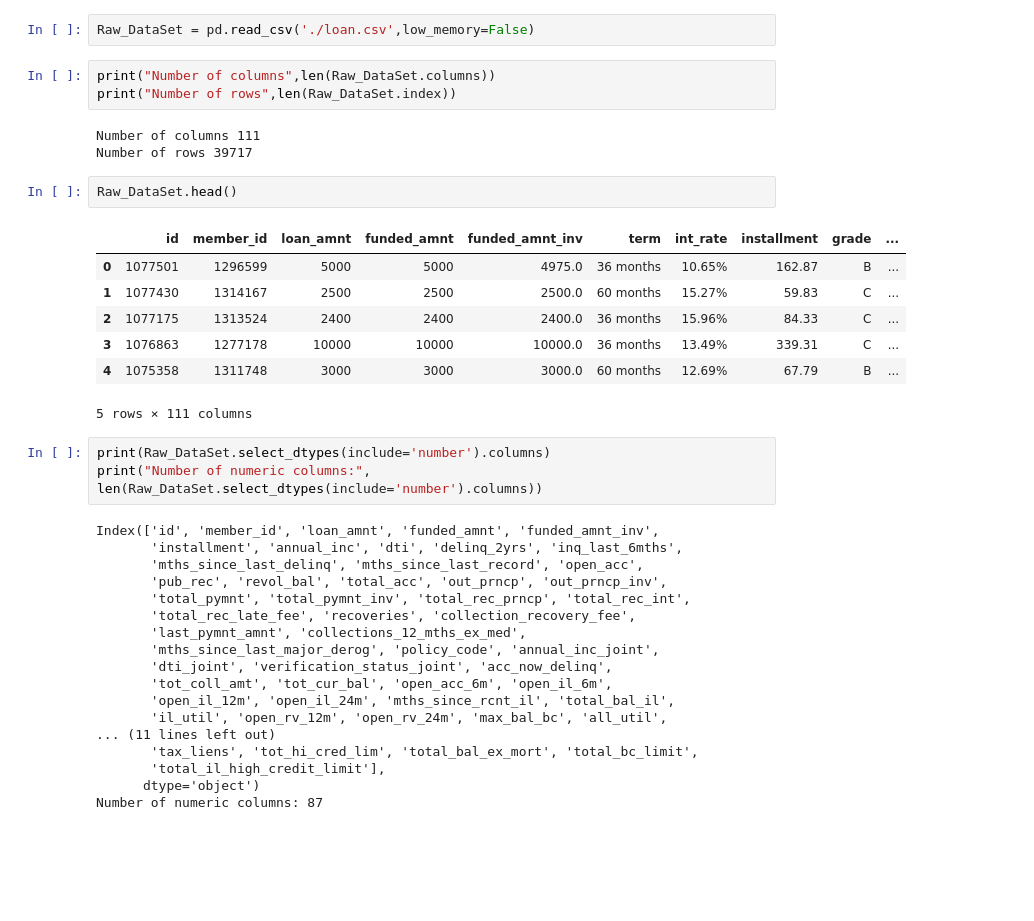
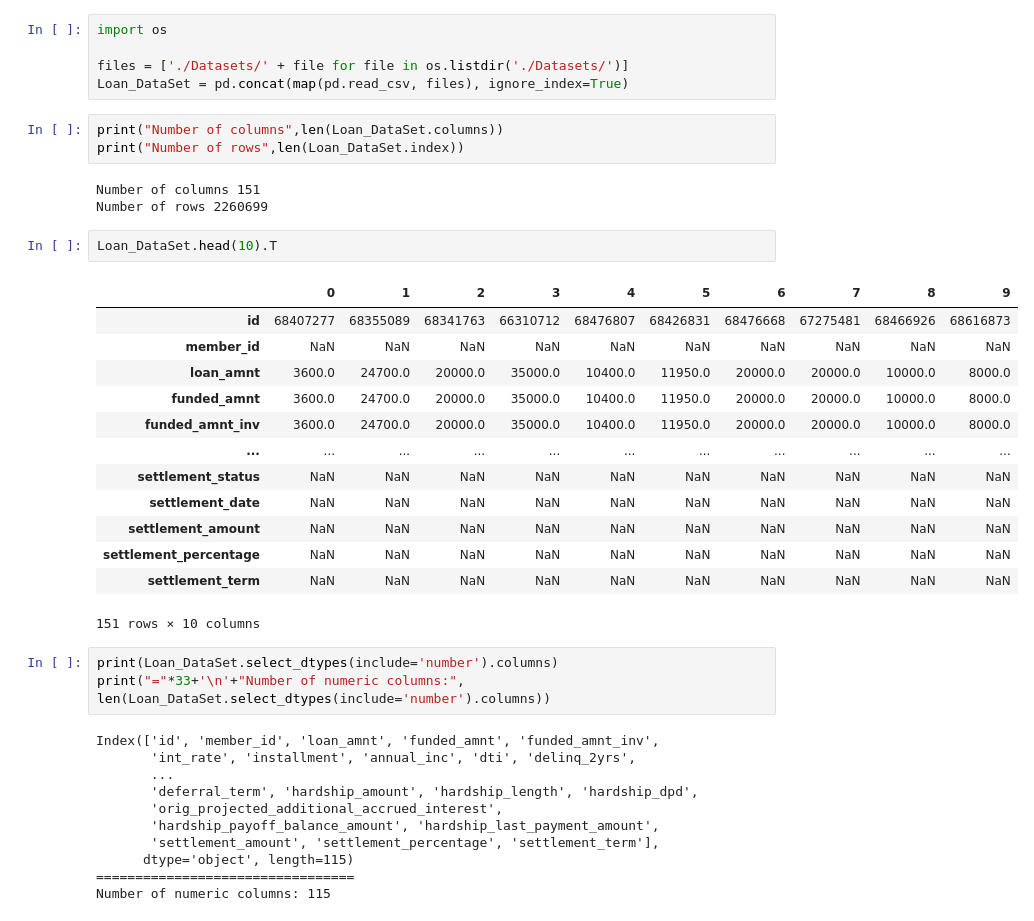
Before and after one commit to cmherrera/portfolio, a Jupyter notebook: assets/projects/Financial_Analysis/Financial_Analysis.ipynb, the cells around one changed output. Saved outputs shown, nothing was run; the diff lists cells and outputs as text; blank space fills up the shorter version.

```diff
--- a/assets/projects/Financial_Analysis/Financial_Analysis.ipynb
+++ b/assets/projects/Financial_Analysis/Financial_Analysis.ipynb
@@ -15,40 +151,42 @@ Selected Device: cpu
-# %%
-Raw_DataSet = pd.read_csv('./loan.csv',low_memory=False)
-# %%
-print("Number of columns",len(Raw_DataSet.columns))
-print("Number of rows",len(Raw_DataSet.index))
-# %% [output]
-Number of columns 111
-Number of rows 39717
+# %%
+import os
+
+files = ['./Datasets/' + file for file in os.listdir('./Datasets/')]
+Loan_DataSet = pd.concat(map(pd.read_csv, files), ignore_index=True)
+# %%
+print("Number of columns",len(Loan_DataSet.columns))
+print("Number of rows",len(Loan_DataSet.index))
+# %% [output]
+Number of columns 151
+Number of rows 2260699
 # %%
-Raw_DataSet.head()
+Loan_DataSet.head(10).T
 # %% [output]
-|  | id | member_id | loan_amnt | funded_amnt | funded_amnt_inv | term | int_rate | installment | grade | ... |
-| 0 | 1077501 | 1296599 | 5000 | 5000 | 4975.0 | 36 months | 10.65% | 162.87 | B | ... |
-| 1 | 1077430 | 1314167 | 2500 | 2500 | 2500.0 | 60 months | 15.27% | 59.83 | C | ... |
-| 2 | 1077175 | 1313524 | 2400 | 2400 | 2400.0 | 36 months | 15.96% | 84.33 | C | ... |
-| 3 | 1076863 | 1277178 | 10000 | 10000 | 10000.0 | 36 months | 13.49% | 339.31 | C | ... |
-| 4 | 1075358 | 1311748 | 3000 | 3000 | 3000.0 | 60 months | 12.69% | 67.79 | B | ... |
+|  | 0 | 1 | 2 | 3 | 4 | 5 | 6 | 7 | 8 | 9 |
+| id | 68407277 | 68355089 | 68341763 | 66310712 | 68476807 | 68426831 | 68476668 | 67275481 | 68466926 | 68616873 |
+| member_id | NaN | NaN | NaN | NaN | NaN | NaN | NaN | NaN | NaN | NaN |
+| loan_amnt | 3600.0 | 24700.0 | 20000.0 | 35000.0 | 10400.0 | 11950.0 | 20000.0 | 20000.0 | 10000.0 | 8000.0 |
+| funded_amnt | 3600.0 | 24700.0 | 20000.0 | 35000.0 | 10400.0 | 11950.0 | 20000.0 | 20000.0 | 10000.0 | 8000.0 |
+| funded_amnt_inv | 3600.0 | 24700.0 | 20000.0 | 35000.0 | 10400.0 | 11950.0 | 20000.0 | 20000.0 | 10000.0 | 8000.0 |
+| ... | ... | ... | ... | ... | ... | ... | ... | ... | ... | ... |
+| settlement_status | NaN | NaN | NaN | NaN | NaN | NaN | NaN | NaN | NaN | NaN |
+| settlement_date | NaN | NaN | NaN | NaN | NaN | NaN | NaN | NaN | NaN | NaN |
+| settlement_amount | NaN | NaN | NaN | NaN | NaN | NaN | NaN | NaN | NaN | NaN |
+| settlement_percentage | NaN | NaN | NaN | NaN | NaN | NaN | NaN | NaN | NaN | NaN |
+| settlement_term | NaN | NaN | NaN | NaN | NaN | NaN | NaN | NaN | NaN | NaN |
-5 rows × 111 columns
+151 rows × 10 columns
 # %%
-print(Raw_DataSet.select_dtypes(include='number').columns)
-print("Number of numeric columns:", len(Raw_DataSet.select_dtypes(include='number').columns))
+print(Loan_DataSet.select_dtypes(include='number').columns)
+print("="*33+'\n'+"Number of numeric columns:", len(Loan_DataSet.select_dtypes(include='number').columns))
 # %% [output]
 Index(['id', 'member_id', 'loan_amnt', 'funded_amnt', 'funded_amnt_inv',
-       'installment', 'annual_inc', 'dti', 'delinq_2yrs', 'inq_last_6mths',
-       'mths_since_last_delinq', 'mths_since_last_record', 'open_acc',
-       'pub_rec', 'revol_bal', 'total_acc', 'out_prncp', 'out_prncp_inv',
-       'total_pymnt', 'total_pymnt_inv', 'total_rec_prncp', 'total_rec_int',
-       'total_rec_late_fee', 'recoveries', 'collection_recovery_fee',
-       'last_pymnt_amnt', 'collections_12_mths_ex_med',
-       'mths_since_last_major_derog', 'policy_code', 'annual_inc_joint',
-       'dti_joint', 'verification_status_joint', 'acc_now_delinq',
-       'tot_coll_amt', 'tot_cur_bal', 'open_acc_6m', 'open_il_6m',
-       'open_il_12m', 'open_il_24m', 'mths_since_rcnt_il', 'total_bal_il',
-       'il_util', 'open_rv_12m', 'open_rv_24m', 'max_bal_bc', 'all_util',
-... (11 lines left out)
-       'tax_liens', 'tot_hi_cred_lim', 'total_bal_ex_mort', 'total_bc_limit',
-       'total_il_high_credit_limit'],
-      dtype='object')
-Number of numeric columns: 87
+       'int_rate', 'installment', 'annual_inc', 'dti', 'delinq_2yrs',
+       ...
+       'deferral_term', 'hardship_amount', 'hardship_length', 'hardship_dpd',
+       'orig_projected_additional_accrued_interest',
+       'hardship_payoff_balance_amount', 'hardship_last_payment_amount',
+       'settlement_amount', 'settlement_percentage', 'settlement_term'],
+      dtype='object', length=115)
+=================================
+Number of numeric columns: 115
 # %%
```
Also changed, not shown: parts of 11 cells of this notebook, 9 other files.
